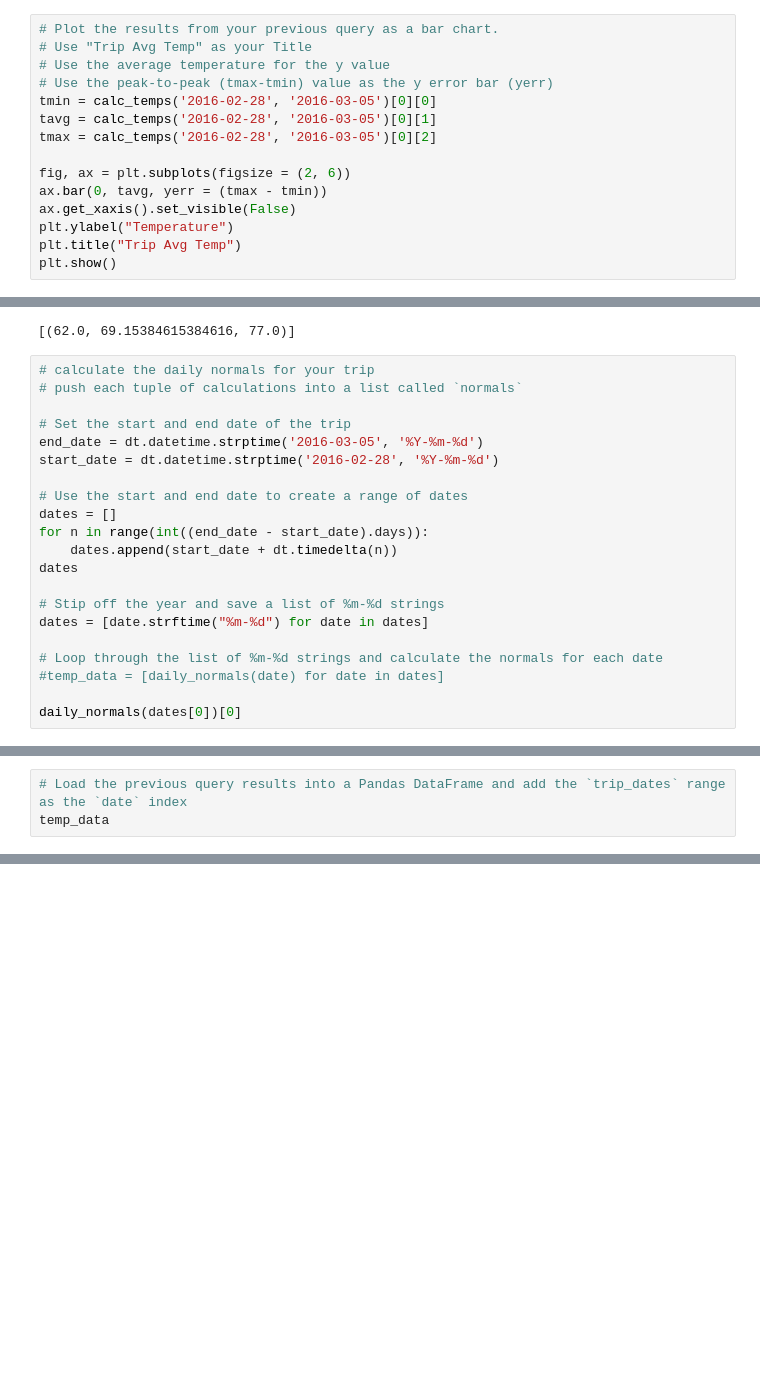
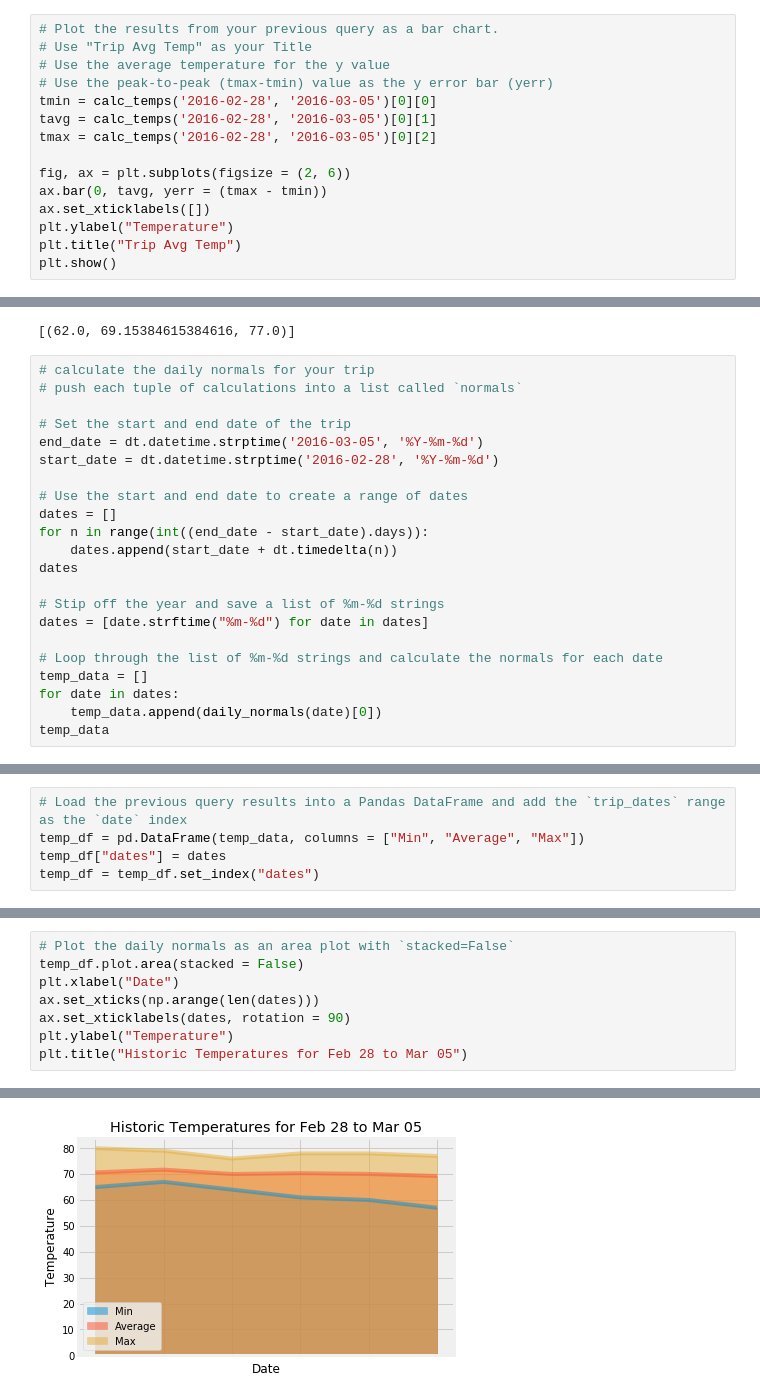
Before and after one commit to epapineau/climate-queries-with-api, a Jupyter notebook: climate.ipynb, the cells around one changed output, grey strips where cells are left out. Drawn from its saved outputs; the diff is of its cells as text; blank space fills up the shorter version.

```diff
--- a/climate.ipynb
+++ b/climate.ipynb
@@ -191,7 +191,7 @@ tmax = calc_temps('2016-02-28', '2016-03-05')[0][2]
 
 fig, ax = plt.subplots(figsize = (2, 6))
 ax.bar(0, tavg, yerr = (tmax - tmin))
-ax.get_xaxis().set_visible(False)
+ax.set_xticklabels([])
 plt.ylabel("Temperature")
 plt.title("Trip Avg Temp")
 plt.show()
@@ -257,7 +257,8 @@ dates
 dates = [date.strftime("%m-%d") for date in dates]
 
 # Loop through the list of %m-%d strings and calculate the normals for each date
-#temp_data = [daily_normals(date) for date in dates]
-
-daily_normals(dates[0])[0]
+temp_data = []
+for date in dates:
+    temp_data.append(daily_normals(date)[0])
+temp_data
 # %% [output]
@@ -265,3 +271,5 @@ daily_normals(dates[0])[0]
 # %%
 # Load the previous query results into a Pandas DataFrame and add the `trip_dates` range as the `date` index
-temp_data
+temp_df = pd.DataFrame(temp_data, columns = ["Min", "Average", "Max"])
+temp_df["dates"] = dates
+temp_df = temp_df.set_index("dates")
@@ -276,0 +276,9 @@ temp_data
+# %%
+# Plot the daily normals as an area plot with `stacked=False`
+temp_df.plot.area(stacked = False)
+plt.xlabel("Date")
+ax.set_xticks(np.arange(len(dates)))
+ax.set_xticklabels(dates, rotation = 90)
+plt.ylabel("Temperature")
+plt.title("Historic Temperatures for Feb 28 to Mar 05")
+# %% [output]
@@ -276,0 +286 @@ temp_data
+[figure, added]
```
Also changed, not shown: parts of 7 cells of this notebook.
